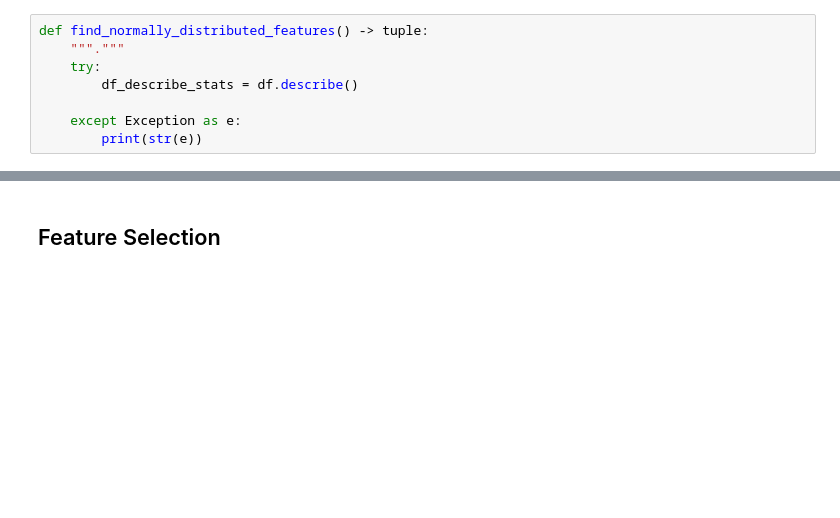
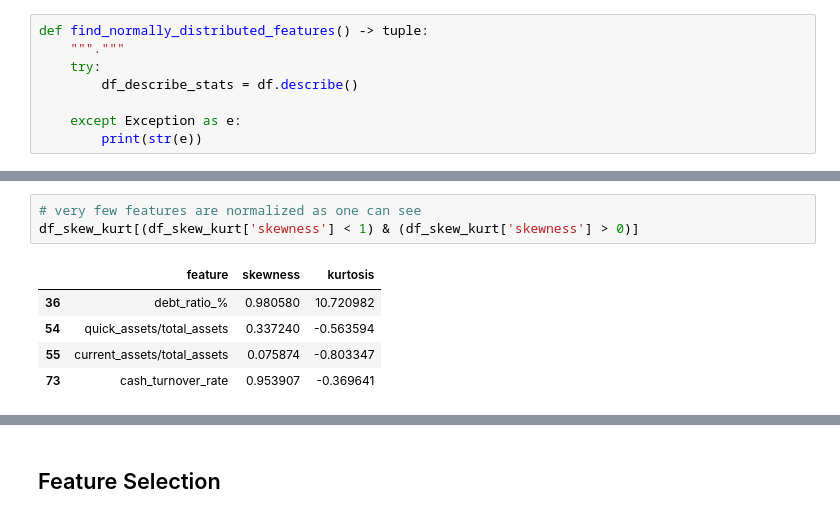
Before and after one commit to suchirmm/predictive_ml_, a Jupyter notebook: company_failure_prediction.ipynb, the cells around one changed output, grey strips where cells are left out. Drawn from its saved outputs; the diff is of its cells as text; blank space fills up the shorter version.

```diff
--- a/company_failure_prediction.ipynb
+++ b/company_failure_prediction.ipynb
@@ -495,0 +589,9 @@ plt.show()
+# %%
+# very few features are normalized as one can see
+df_skew_kurt[(df_skew_kurt['skewness'] < 1) & (df_skew_kurt['skewness'] > 0)]
+# %% [output]
+|  | feature | skewness | kurtosis |
+| 36 | debt_ratio_% | 0.980580 | 10.720982 |
+| 54 | quick_assets/total_assets | 0.337240 | -0.563594 |
+| 55 | current_assets/total_assets | 0.075874 | -0.803347 |
+| 73 | cash_turnover_rate | 0.953907 | -0.369641 |
```
Also changed, not shown: parts of 18 cells of this notebook.
